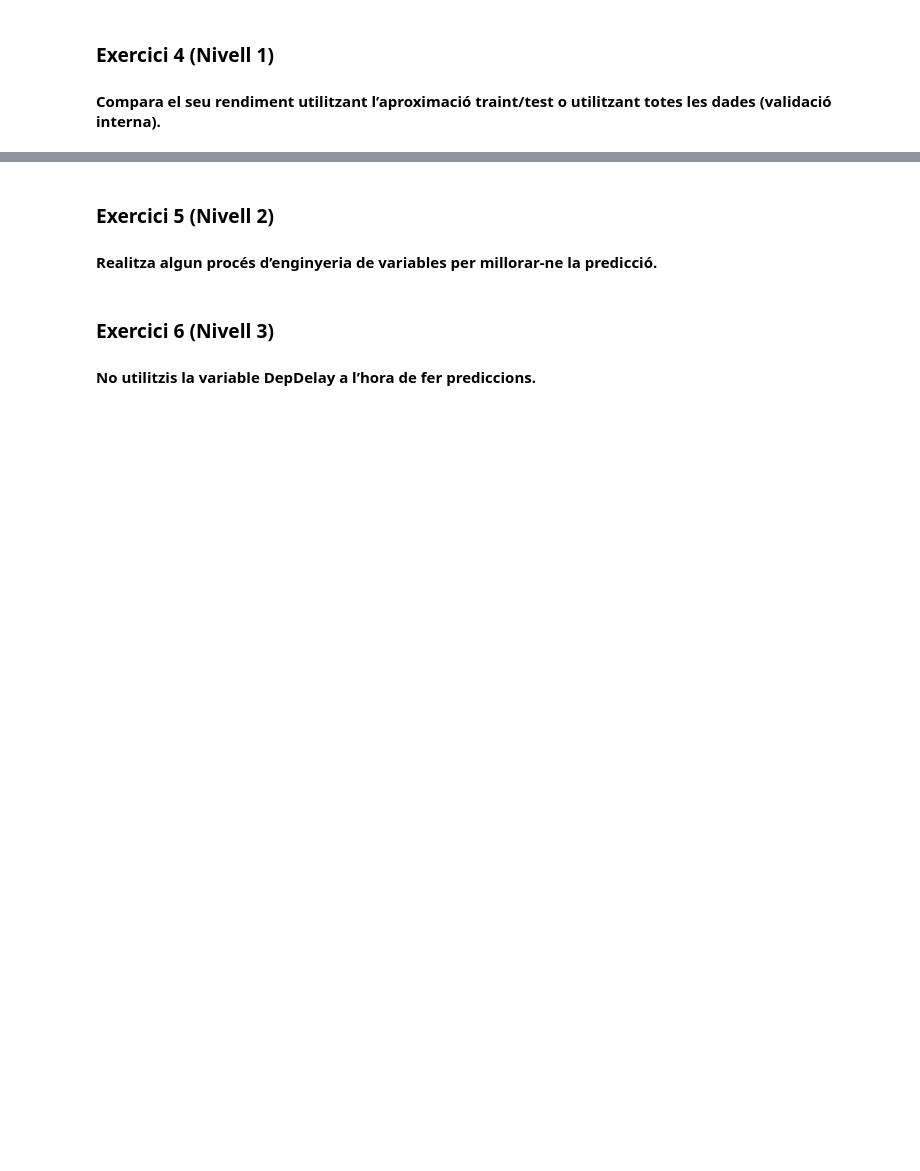
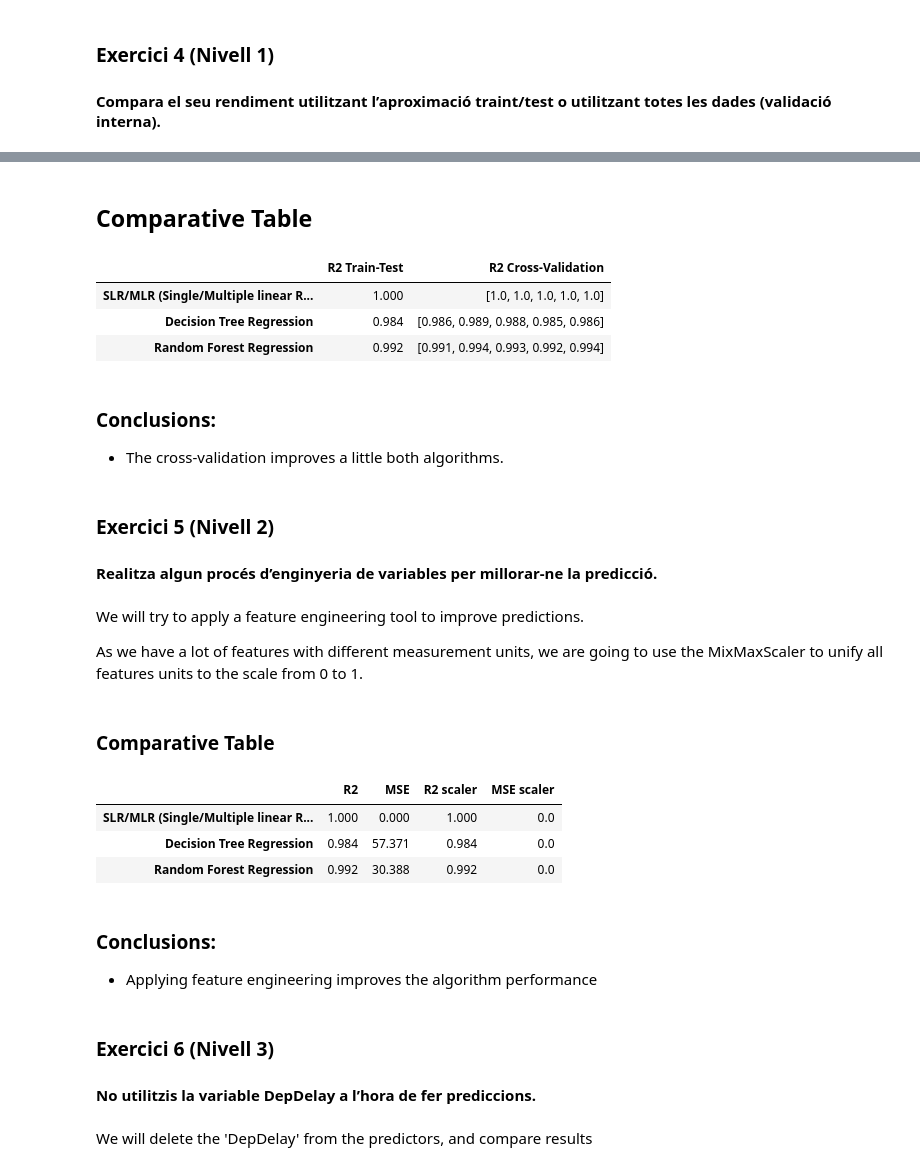
Before and after one commit to DanielMVillar/S09T02_Supervised_Regression, a Jupyter notebook: S09T02_Supervised_Regression.ipynb, the cells around one changed output, grey strips where cells are left out. Drawn from its saved outputs; the diff is of its cells as text; code cells hidden in the pictures; blank space fills up the shorter version.

```diff
--- a/S09T02_Supervised_Regression.ipynb
+++ b/S09T02_Supervised_Regression.ipynb
@@ -388,3 +399,20 @@ R2 Cross-validation:
+# %% [markdown]
+## Comparative Table
+# %%
+#comparation R2 standard and R2 with cross-validation
+
+df_EvaluationMetrics_cv = pd.DataFrame(data=[[r2_test1, model1_cross],[r2_test2, model2_cross],[r2_test3, model3_cross]],
+                                    columns=['R2 Train-Test','R2 Cross-Validation'], index=[model1, model2, model3])
+df_EvaluationMetrics_cv
+# %% [output]
+|  | R2 Train-Test | R2 Cross-Validation |
+| SLR/MLR (Single/Multiple linear R... | 1.000 | [1.0, 1.0, 1.0, 1.0, 1.0] |
+| Decision Tree Regression | 0.984 | [0.986, 0.989, 0.988, 0.985, 0.986] |
+| Random Forest Regression | 0.992 | [0.991, 0.994, 0.993, 0.992, 0.994] |
+# %% [markdown]
+### Conclusions:
+
+- The cross-validation improves a little both algorithms.
 # %% [markdown]
 ### Exercici 5 (Nivell 2)
 #### Realitza algun procés d’enginyeria de variables per millorar-ne la predicció.
@@ -393,3 +419,58 @@ R2 Cross-validation:
+# %% [markdown]
+We will try to apply a feature engineering tool to improve predictions.
+
+As we have a lot of features with different measurement units, we are going to use the MixMaxScaler to unify all features units to the scale from 0 to 1.
+# %%
+model_1sc = LinearRegression().fit(X_train, y_train)
+model_2sc = DecisionTreeRegressor(random_state=0).fit(X_train, y_train)
+model_3sc = RandomForestRegressor(random_state=0).fit(X_train, y_train)
+
+#selecting predictors X and target y
+predictors = ['Month','DayofMonth','DayOfWeek','DepTime','CRSDepTime','ArrTime',
+             'CRSArrTime','FlightNum','DepDelay',
+             'Distance','CarrierDelay','WeatherDelay','NASDelay',
+              'SecurityDelay','LateAircraftDelay']
+target = ['ArrDelay']
+
+#applying minmaxscaler
+scaler = MinMaxScaler()
+X = scaler.fit_transform(df_flight_pre[predictors])
+y = scaler.fit_transform(df_flight_pre[target])
+
+#splitting in train and test dataset
+X_train, X_test, y_train, y_test = train_test_split(X, y,
+                                                    test_size=0.33, random_state=1)
+# %%
+#we obtain predicted values from test data
+y_pred1sc = model_1sc.predict(X_test)
+y_pred2sc = model_2sc.predict(X_test)
+y_pred3sc = model_3sc.predict(X_test)
+
+#MSE
+MSE_sc1 = round(mean_squared_error(y_test, y_pred1sc),3)
+MSE_sc2 = round(mean_squared_error(y_test, y_pred2sc),3)
+MSE_sc3 = round(mean_squared_error(y_test, y_pred3sc),3)
+
+#R2 from predicted data
+r2_sc1 = round(r2_score(y_test, y_pred1sc),3)
+r2_sc2 = round(r2_score(y_test, y_pred2sc),3)
+r2_sc3 = round(r2_score(y_test, y_pred3sc),3)
+# %% [markdown]
+### Comparative Table
+# %%
+df_EvaluationMetrics_sc = pd.DataFrame(data=[[r2_test1, MSE_1, r2_sc1, MSE_sc1],
+                                          [r2_test2, MSE_2, r2_sc2, MSE_sc2],[r2_test3, MSE_3, r2_sc3, MSE_sc3]],
+                                    columns=['R2','MSE', 'R2 scaler', 'MSE scaler'], index=[model1, model2, model3])
+df_EvaluationMetrics_sc
+# %% [output]
+|  | R2 | MSE | R2 scaler | MSE scaler |
+| SLR/MLR (Single/Multiple linear R... | 1.000 | 0.000 | 1.000 | 0.0 |
+| Decision Tree Regression | 0.984 | 57.371 | 0.984 | 0.0 |
+| Random Forest Regression | 0.992 | 30.388 | 0.992 | 0.0 |
+# %% [markdown]
+### Conclusions:
+
+- Applying feature engineering improves the algorithm performance
 # %% [markdown]
 ### Exercici 6 (Nivell 3)
 #### No utilitzis la variable DepDelay a l’hora de fer prediccions.
@@ -397,0 +477,2 @@ R2 Cross-validation:
+# %% [markdown]
+We will delete the 'DepDelay' from the predictors, and compare results
```
Also changed, not shown: parts of 31 cells of this notebook.
